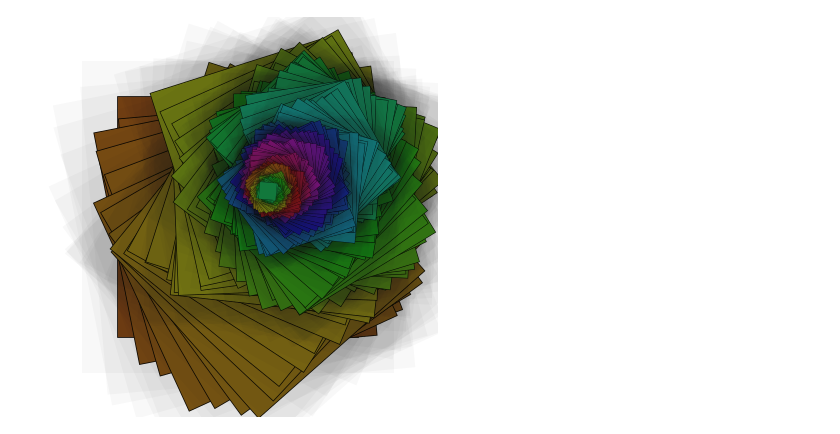
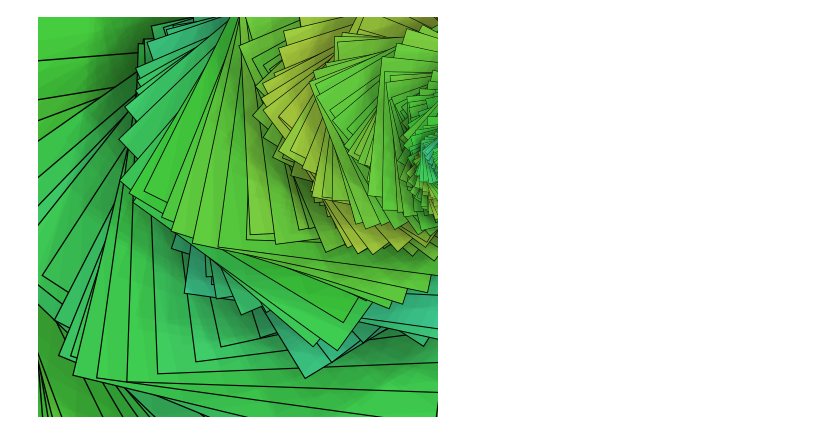
Before and after one commit to undertherain/pycontextfree, a Jupyter notebook: examples/paper.ipynb, the cells around one changed output. Drawn from its saved outputs; the diff is of its cells as text; code cells hidden in the pictures.

```diff
--- a/examples/paper.ipynb
+++ b/examples/paper.ipynb
@@ -2,34 +2,27 @@
 from contextfree.contextfree import *
 # %%
 def sheet():
-    with color(lightness=0.1, alpha=0.03):
+    with color(lightness=0.01, alpha=0.03):
         with scale(1.3):
             box()
-    with color(lightness=0.1):
+    with color(lightness=0.01):
         with scale(1.007):
             box()
     box()
 
 @check_limits
 def pyramid():
     sheet()
     with rotate(0.09 + rnd(0.02)):
         with scale(0.99):
-            with translate(rnd(0.07), rnd(0.07)):
-                with color(hue=0.005+rnd(0.001)):
+            with translate(rnd(0.08), rnd(0.08)):
+                with color(hue=0.0001+rnd(0.022)):
                     pyramid()
-        #with translate(0,0.9):
-     #   with scale(0.7 + rnd(0.15)):
-      #      with rotate(-0.3 + rnd(0.3)):
-       #         branch()
-        #    with rotate(0.3 + rnd(0.3)):
-         #       branch()
 
-
-init(canvas_size=(400,400), face_color="#784312", max_depth=4000)
-with scale(0.6):
+init(canvas_size=(400,400), face_color="#48d341", max_depth=10000)
+with scale(1):
     pyramid()
 
 display_ipython()
 # %% [output]
-[figure, old version]
+[figure, new version]
```
